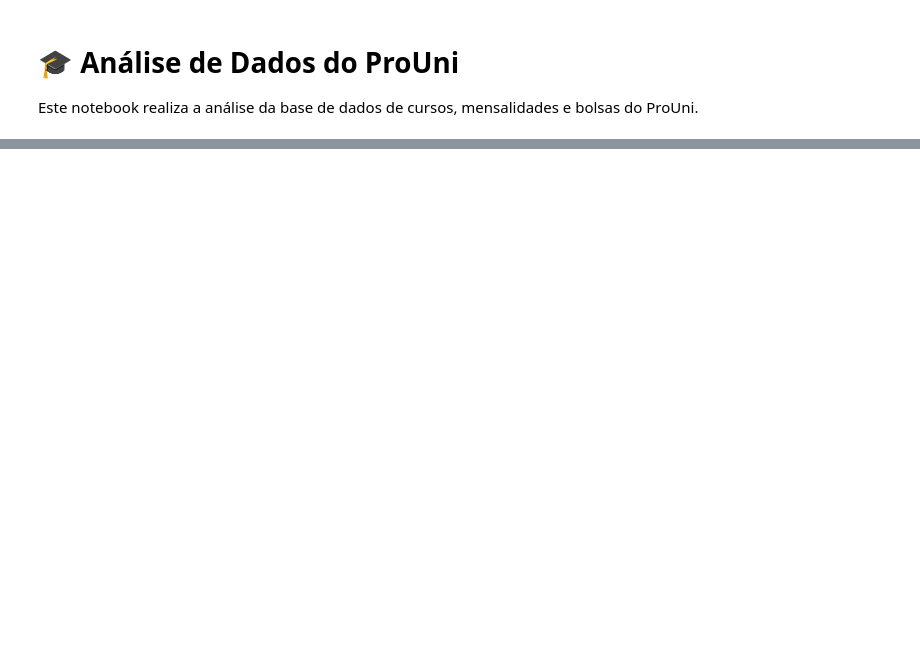
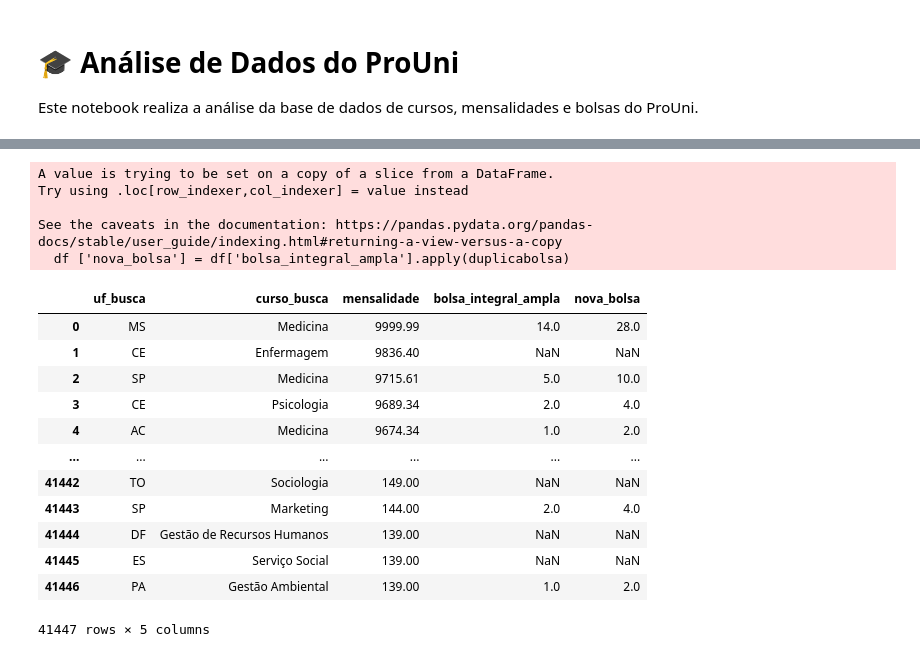
Before and after one commit to NicholasTeixeira/Descomplica--Analise-de-Dados-, a Jupyter notebook: analise_prouni.ipynb, the cells around one changed output, grey strips where cells are left out. Cells and saved outputs as stored; diff of their text form; code cells hidden in the pictures; blank space fills up the shorter version.

```diff
--- a/analise_prouni.ipynb
+++ b/analise_prouni.ipynb
@@ -61,0 +106,4 @@ plt.show()
+# %%
+def duplicabolsa(rows):
+    nova_bolsa = rows * 2
+    return nova_bolsa
@@ -61,0 +127,22 @@ plt.show()
+# %%
+df ['nova_bolsa'] = df['bolsa_integral_ampla'].apply(duplicabolsa)
+df
+# %% [output]
+A value is trying to be set on a copy of a slice from a DataFrame.
+Try using .loc[row_indexer,col_indexer] = value instead
+
+See the caveats in the documentation: https://pandas.pydata.org/pandas-docs/stable/user_guide/indexing.html#returning-a-view-versus-a-copy
+  df ['nova_bolsa'] = df['bolsa_integral_ampla'].apply(duplicabolsa)
+|  | uf_busca | curso_busca | mensalidade | bolsa_integral_ampla | nova_bolsa |
+| 0 | MS | Medicina | 9999.99 | 14.0 | 28.0 |
+| 1 | CE | Enfermagem | 9836.40 | NaN | NaN |
+| 2 | SP | Medicina | 9715.61 | 5.0 | 10.0 |
+| 3 | CE | Psicologia | 9689.34 | 2.0 | 4.0 |
+| 4 | AC | Medicina | 9674.34 | 1.0 | 2.0 |
+| ... | ... | ... | ... | ... | ... |
+| 41442 | TO | Sociologia | 149.00 | NaN | NaN |
+| 41443 | SP | Marketing | 144.00 | 2.0 | 4.0 |
+| 41444 | DF | Gestão de Recursos Humanos | 139.00 | NaN | NaN |
+| 41445 | ES | Serviço Social | 139.00 | NaN | NaN |
+| 41446 | PA | Gestão Ambiental | 139.00 | 1.0 | 2.0 |
+41447 rows × 5 columns
```
Also changed, not shown: parts of 19 cells of this notebook, 1 other file.
